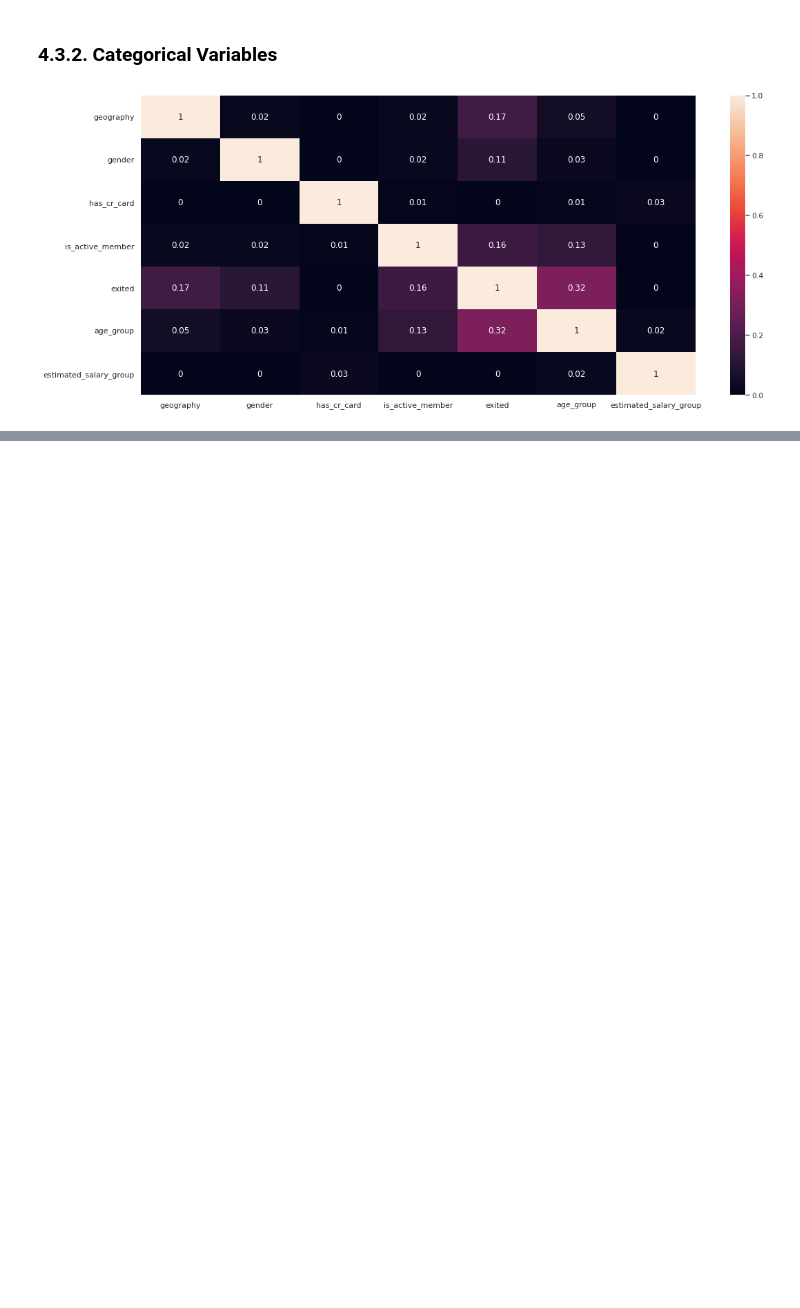
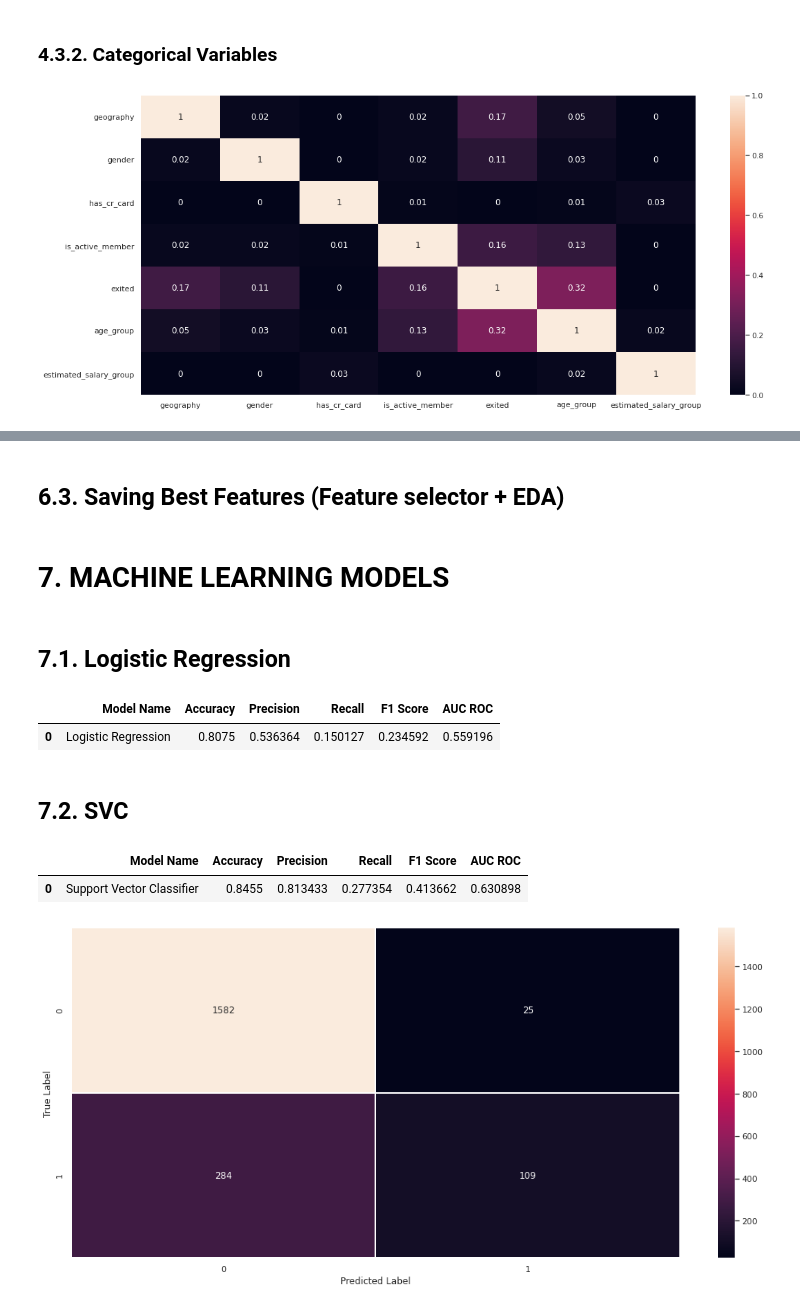
Before and after one commit to diandramelo/Churn_Prediction, a Jupyter notebook: v01-churn_prediction.ipynb, the cells around one changed output, grey strips where cells are left out. Saved outputs shown, nothing was run; the diff lists cells and outputs as text; code cells hidden in the pictures; blank space fills up the shorter version.

```diff
--- a/v01-churn_prediction.ipynb
+++ b/v01-churn_prediction.ipynb
@@ -602,0 +721,2 @@ sns.heatmap(d, annot = True);
+# %% [markdown]
+## 6.3. Saving Best Features (Feature selector + EDA)
@@ -602,0 +739,46 @@ sns.heatmap(d, annot = True);
+# %% [markdown]
+# 7. MACHINE LEARNING MODELS
+# %%
+x_train = X_train[cols_selected]
+x_test = X_test[cols_selected]
+# %%
+y_train = y_train.astype('int64')
+y_test = y_test.astype('int64')
+# %% [markdown]
+## 7.1. Logistic Regression
+# %%
+# model
+lr = LogisticRegression()
+lr.fit(x_train, y_train)
+
+# prediction
+y_hat = lr.predict(x_test)
+
+# # performance
+lr_result = ml_performance('Logistic Regression', y_test, y_hat)
+lr_result
+# %% [output]
+|  | Model Name | Accuracy | Precision | Recall | F1 Score | AUC ROC |
+| 0 | Logistic Regression | 0.8075 | 0.536364 | 0.150127 | 0.234592 | 0.559196 |
+# %% [markdown]
+## 7.2. SVC
+# %%
+svc = SVC()
+svc.fit(x_train, y_train)
+
+y_hat = svc.predict(x_test)
+
+svc_result = ml_performance('Support Vector Classifier', y_test, y_hat)
+svc_result
+# %% [output]
+|  | Model Name | Accuracy | Precision | Recall | F1 Score | AUC ROC |
+| 0 | Support Vector Classifier | 0.8455 | 0.813433 | 0.277354 | 0.413662 | 0.630898 |
+# %%
+cm = confusion_matrix(y_test, y_hat)
+
+sns.heatmap(cm, fmt = '.0f', annot = True, linewidths = 0.2, linecolor = 'white')
+plt.xlabel('Predicted Label')
+plt.ylabel('True Label')
+plt.show()
+# %% [output]
+[figure, added]
```
Also changed, not shown: parts of 24 cells of this notebook.
